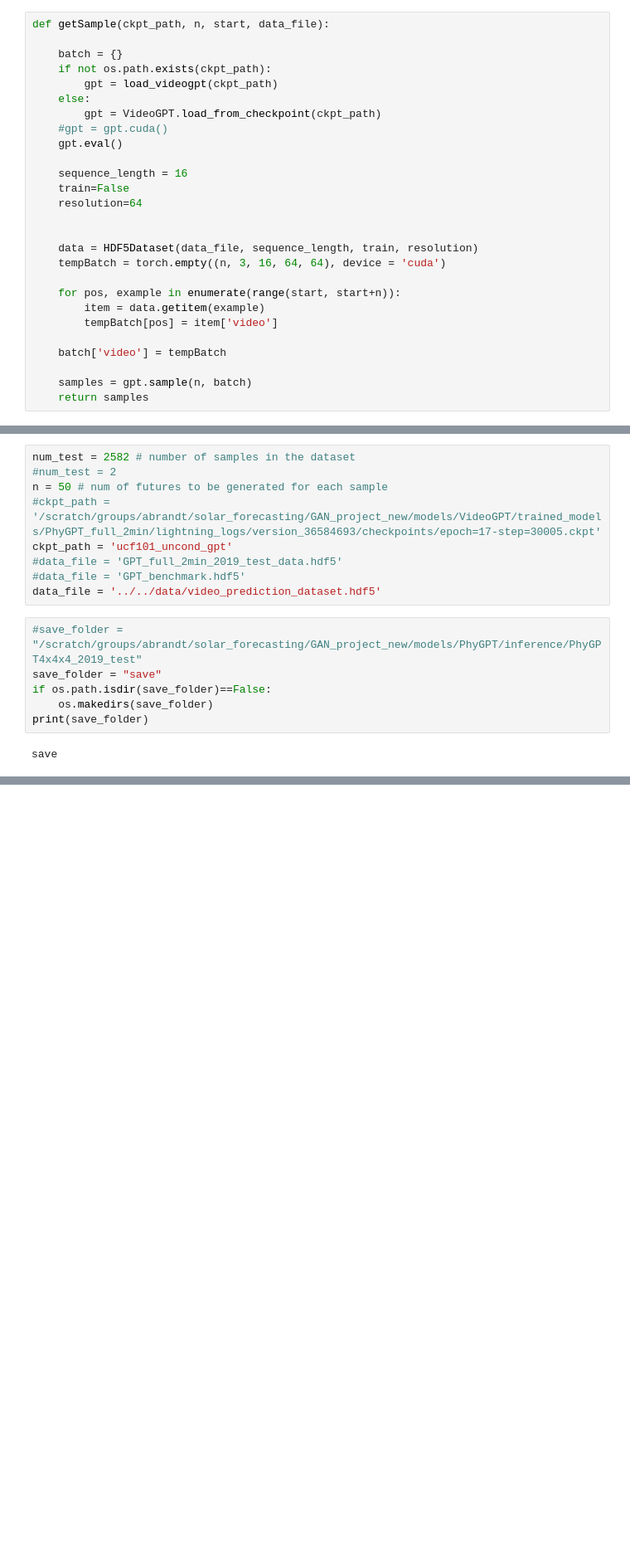
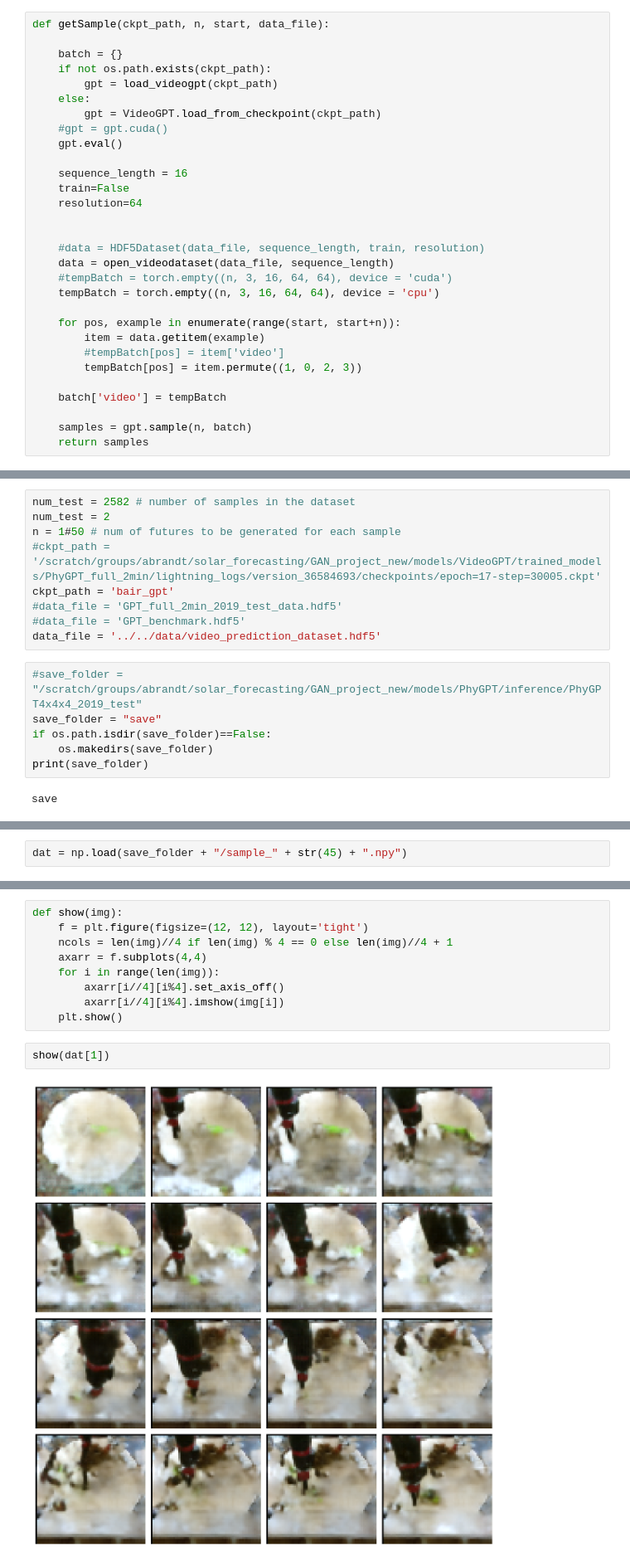
Before and after one commit to javgat/SkyMaskConvLSTM, a Jupyter notebook: codes/SkyGPT/sample_gen.ipynb, the cells around one changed output, grey strips where cells are left out. Shown at 83% size. Saved outputs shown, nothing was run; the diff lists cells and outputs as text; blank space fills up the shorter version.

Commit message:
sampled gen

```diff
--- a/codes/SkyGPT/sample_gen.ipynb
+++ b/codes/SkyGPT/sample_gen.ipynb
@@ -177,12 +292,15 @@ def getSample(ckpt_path, n, start, data_file):
     resolution=64
 
 
-    data = HDF5Dataset(data_file, sequence_length, train, resolution)
-    tempBatch = torch.empty((n, 3, 16, 64, 64), device = 'cuda')
+    #data = HDF5Dataset(data_file, sequence_length, train, resolution)
+    data = open_videodataset(data_file, sequence_length)
+    #tempBatch = torch.empty((n, 3, 16, 64, 64), device = 'cuda')
+    tempBatch = torch.empty((n, 3, 16, 64, 64), device = 'cpu')
 
     for pos, example in enumerate(range(start, start+n)):
         item = data.getitem(example)
-        tempBatch[pos] = item['video']
+        #tempBatch[pos] = item['video']
+        tempBatch[pos] = item.permute((1, 0, 2, 3))
 
     batch['video'] = tempBatch
 
@@ -210,10 +328,10 @@ def runIteration(ckpt_path, num_test, n, it, save_folder, data_file):
     np.save(filename, all_test_samples)
 # %%
 num_test = 2582 # number of samples in the dataset
-#num_test = 2
-n = 50 # num of futures to be generated for each sample
+num_test = 2
+n = 1#50 # num of futures to be generated for each sample
 #ckpt_path = '/scratch/groups/abrandt/solar_forecasting/GAN_project_new/models/VideoGPT/trained_models/PhyGPT_full_2min/lightning_logs/version_36584693/checkpoints/epoch=17-step=30005.ckpt'
-ckpt_path = 'ucf101_uncond_gpt'
+ckpt_path = 'bair_gpt'
 #data_file = 'GPT_full_2min_2019_test_data.hdf5'
 #data_file = 'GPT_benchmark.hdf5'
 data_file = '../../data/video_prediction_dataset.hdf5'
@@ -237,0 +361,2 @@ KeyError: "Unable to synchronously open object (object 'test_data' doesn't exist
+# %%
+dat = np.load(save_folder + "/sample_" + str(45) + ".npy")
@@ -237,0 +367,13 @@ KeyError: "Unable to synchronously open object (object 'test_data' doesn't exist
+# %%
+def show(img):
+    f = plt.figure(figsize=(12, 12), layout='tight')
+    ncols = len(img)//4 if len(img) % 4 == 0 else len(img)//4 + 1
+    axarr = f.subplots(4,4)
+    for i in range(len(img)):
+        axarr[i//4][i%4].set_axis_off()
+        axarr[i//4][i%4].imshow(img[i])
+    plt.show()
+# %%
+show(dat[1])
+# %% [output]
+[figure, added]
```
Also changed, not shown: parts of 12 cells of this notebook.
